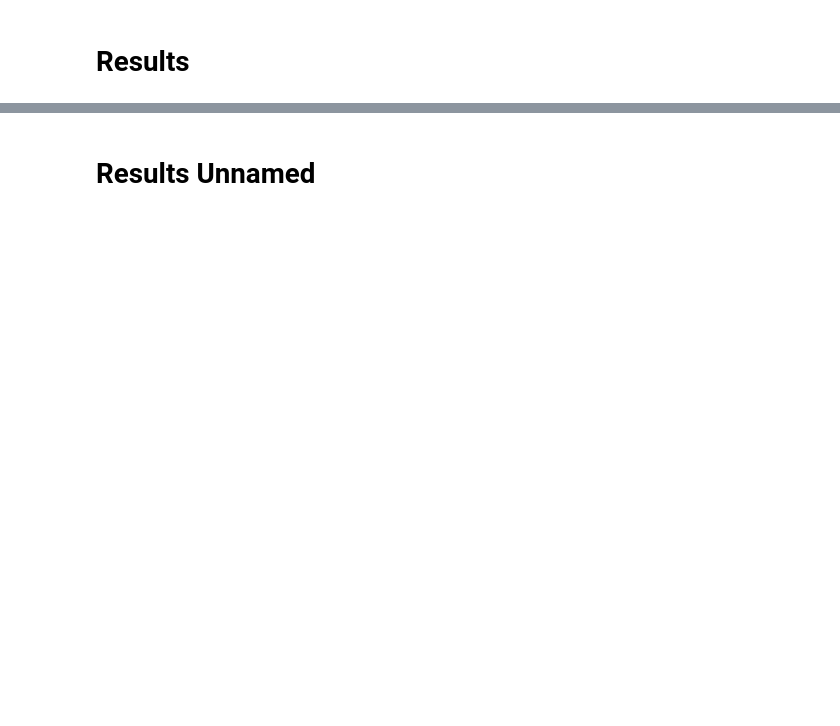
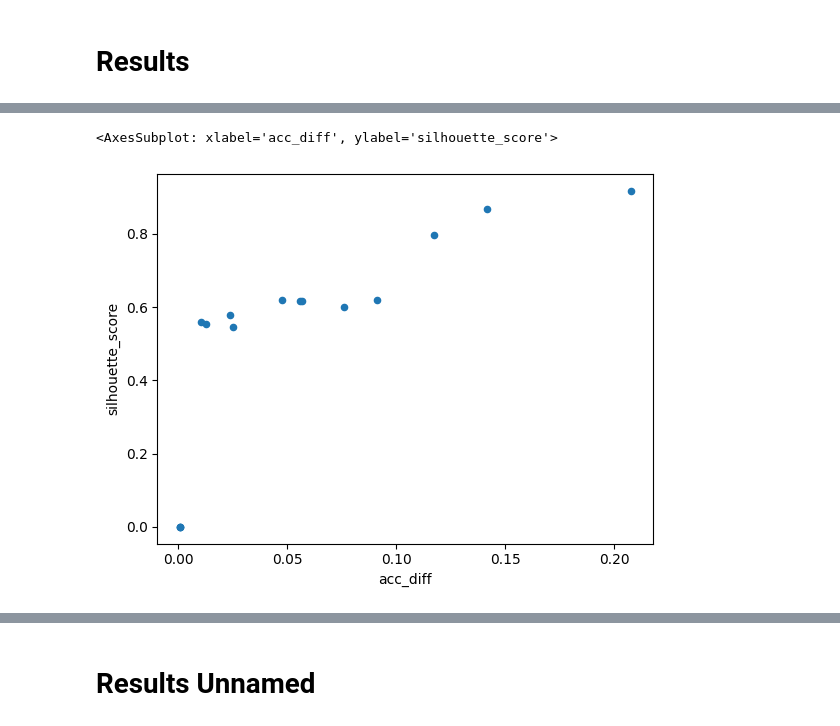
Before and after one commit to vmgustavo/202202-UFMG-RNA, a Jupyter notebook: paper02/visualize.ipynb, the cells around one changed output, grey strips where cells are left out. Drawn from its saved outputs; the diff is of its cells as text; code cells hidden in the pictures; blank space fills up the shorter version.

```diff
--- a/paper02/visualize.ipynb
+++ b/paper02/visualize.ipynb
@@ -62,2 +83,7 @@ df.head()
+# %%
+df[df["dataset"] == "cred_aus"].plot.scatter(x="acc_diff", y="silhouette_score")
+# %% [output]
+<AxesSubplot: xlabel='acc_diff', ylabel='silhouette_score'>
+[figure, added]
 # %%
 df.groupby("dataset").mean()
```
Also changed, not shown: parts of 14 cells of this notebook, 2 other files.
